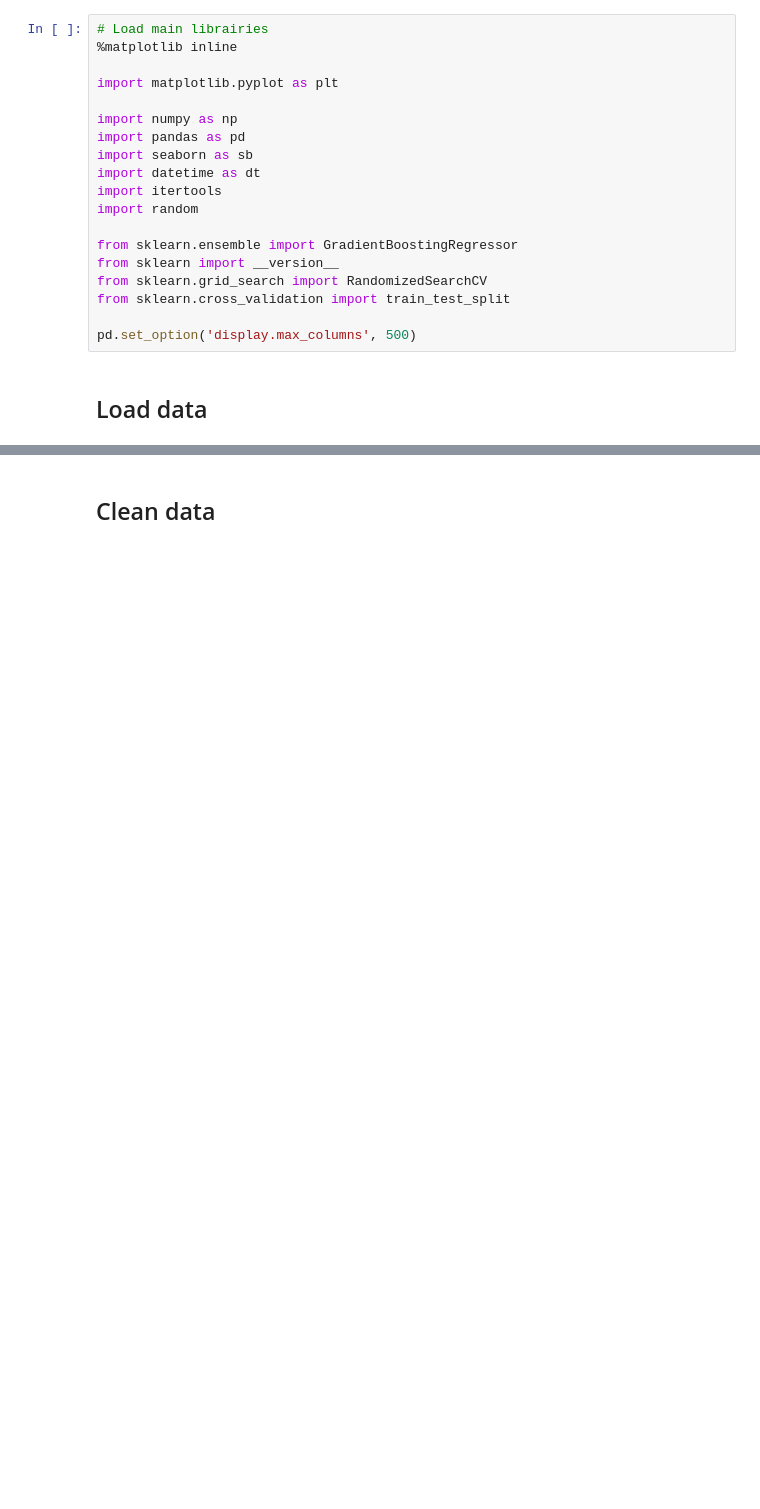
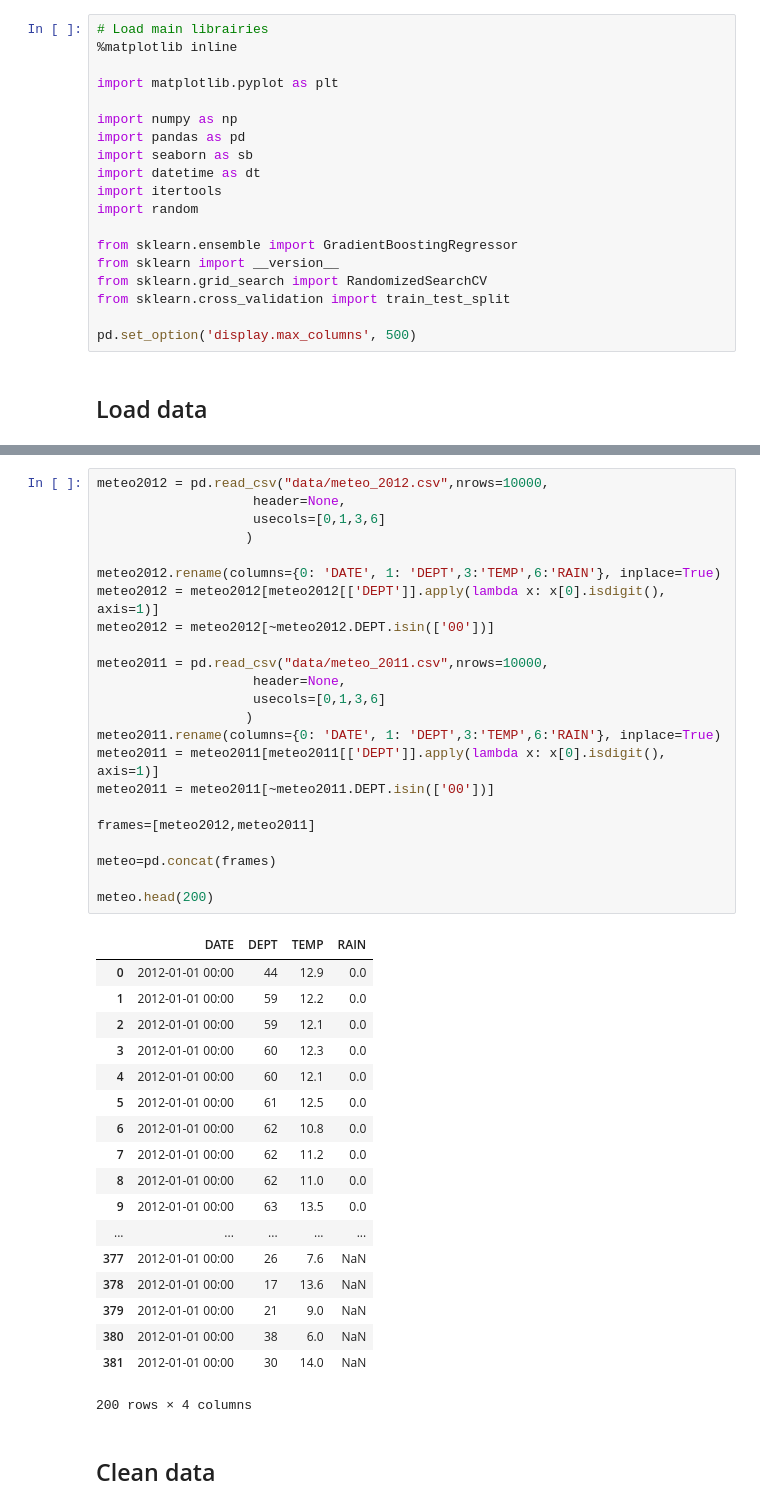
Before and after one commit to rafaeldelavergne/INF582_AXA_Challenge, a Jupyter notebook: notebook.ipynb, the cells around one changed output, grey strips where cells are left out. Drawn from its saved outputs; the diff is of its cells as text; blank space fills up the shorter version.

Commit message:
Loaded meteo

```diff
--- a/notebook.ipynb
+++ b/notebook.ipynb
@@ -43,3 +44,45 @@ training_data.head()
+# %%
+meteo2012 = pd.read_csv("data/meteo_2012.csv",nrows=10000,
+                    header=None,
+                    usecols=[0,1,3,6]
+                   )
+
+meteo2012.rename(columns={0: 'DATE', 1: 'DEPT',3:'TEMP',6:'RAIN'}, inplace=True)
+meteo2012 = meteo2012[meteo2012[['DEPT']].apply(lambda x: x[0].isdigit(), axis=1)]
+meteo2012 = meteo2012[~meteo2012.DEPT.isin(['00'])]
+
+meteo2011 = pd.read_csv("data/meteo_2011.csv",nrows=10000,
+                    header=None,
+                    usecols=[0,1,3,6]
+                   )
+meteo2011.rename(columns={0: 'DATE', 1: 'DEPT',3:'TEMP',6:'RAIN'}, inplace=True)
+meteo2011 = meteo2011[meteo2011[['DEPT']].apply(lambda x: x[0].isdigit(), axis=1)]
+meteo2011 = meteo2011[~meteo2011.DEPT.isin(['00'])]
+
+frames=[meteo2012,meteo2011]
+
+meteo=pd.concat(frames)
+
+meteo.head(200)
+# %% [output]
+|  | DATE | DEPT | TEMP | RAIN |
+| 0 | 2012-01-01 00:00 | 44 | 12.9 | 0.0 |
+| 1 | 2012-01-01 00:00 | 59 | 12.2 | 0.0 |
+| 2 | 2012-01-01 00:00 | 59 | 12.1 | 0.0 |
+| 3 | 2012-01-01 00:00 | 60 | 12.3 | 0.0 |
+| 4 | 2012-01-01 00:00 | 60 | 12.1 | 0.0 |
+| 5 | 2012-01-01 00:00 | 61 | 12.5 | 0.0 |
+| 6 | 2012-01-01 00:00 | 62 | 10.8 | 0.0 |
+| 7 | 2012-01-01 00:00 | 62 | 11.2 | 0.0 |
+| 8 | 2012-01-01 00:00 | 62 | 11.0 | 0.0 |
+| 9 | 2012-01-01 00:00 | 63 | 13.5 | 0.0 |
+| ... | ... | ... | ... | ... |
+| 377 | 2012-01-01 00:00 | 26 | 7.6 | NaN |
+| 378 | 2012-01-01 00:00 | 17 | 13.6 | NaN |
+| 379 | 2012-01-01 00:00 | 21 | 9.0 | NaN |
+| 380 | 2012-01-01 00:00 | 38 | 6.0 | NaN |
+| 381 | 2012-01-01 00:00 | 30 | 14.0 | NaN |
+200 rows × 4 columns
 # %% [markdown]
 ## Clean data
 # %%
```
Also changed, not shown: parts of 1 cell of this notebook.
